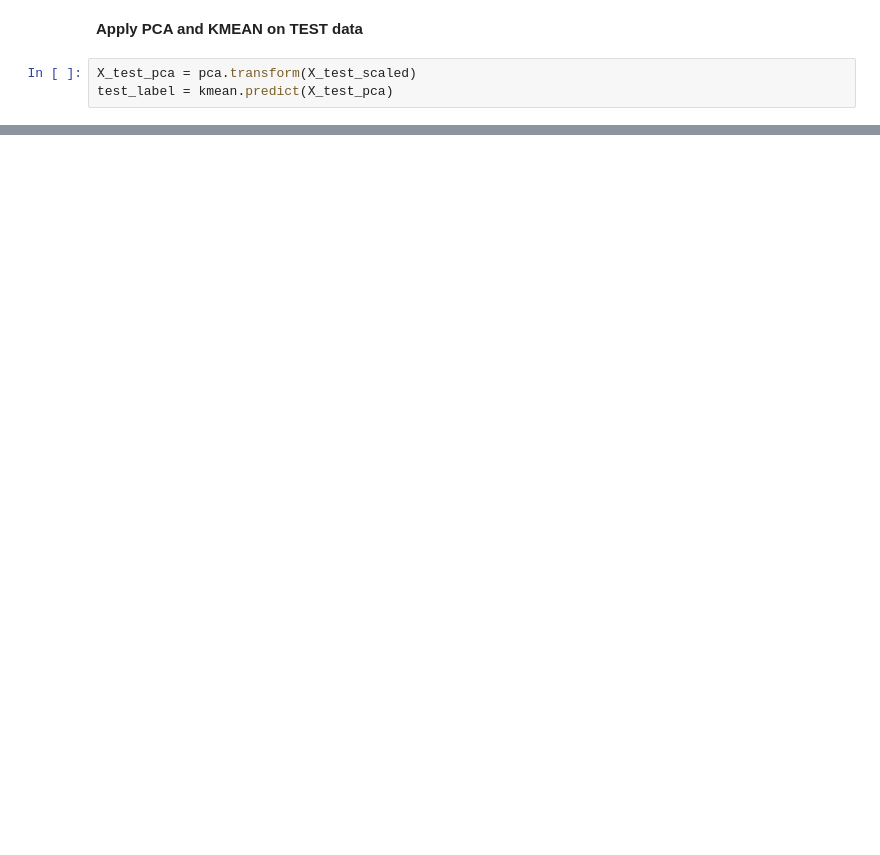
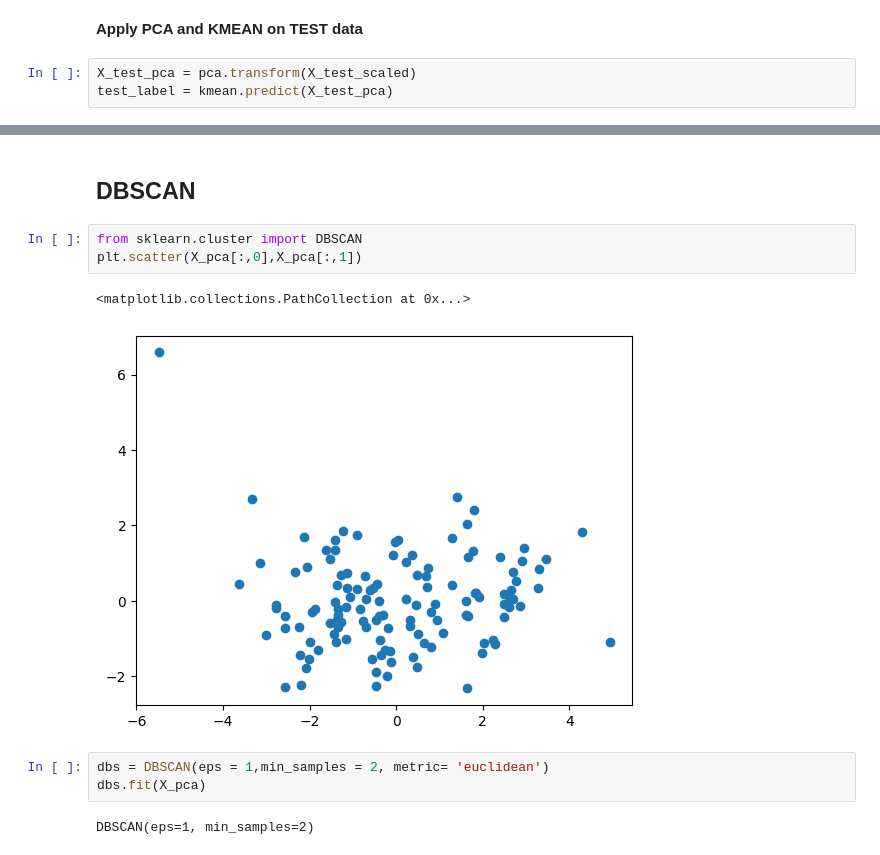
Before and after one commit to Rj-Ahsan/Unsupervised-Models, a Jupyter notebook: country-Aid.ipynb, the cells around one changed output, grey strips where cells are left out. Drawn from its saved outputs; the diff is of its cells as text; blank space fills up the shorter version.

```diff
--- a/country-Aid.ipynb
+++ b/country-Aid.ipynb
@@ -214,0 +282,13 @@ plt.show()
+# %% [markdown]
+## DBSCAN
+# %%
+from sklearn.cluster import DBSCAN
+plt.scatter(X_pca[:,0],X_pca[:,1])
+# %% [output]
+<matplotlib.collections.PathCollection at 0x...>
+[figure, added]
+# %%
+dbs = DBSCAN(eps = 1,min_samples = 2, metric= 'euclidean')
+dbs.fit(X_pca)
+# %% [output]
+DBSCAN(eps=1, min_samples=2)
```
Also changed, not shown: parts of 20 cells of this notebook, 8 other files.
